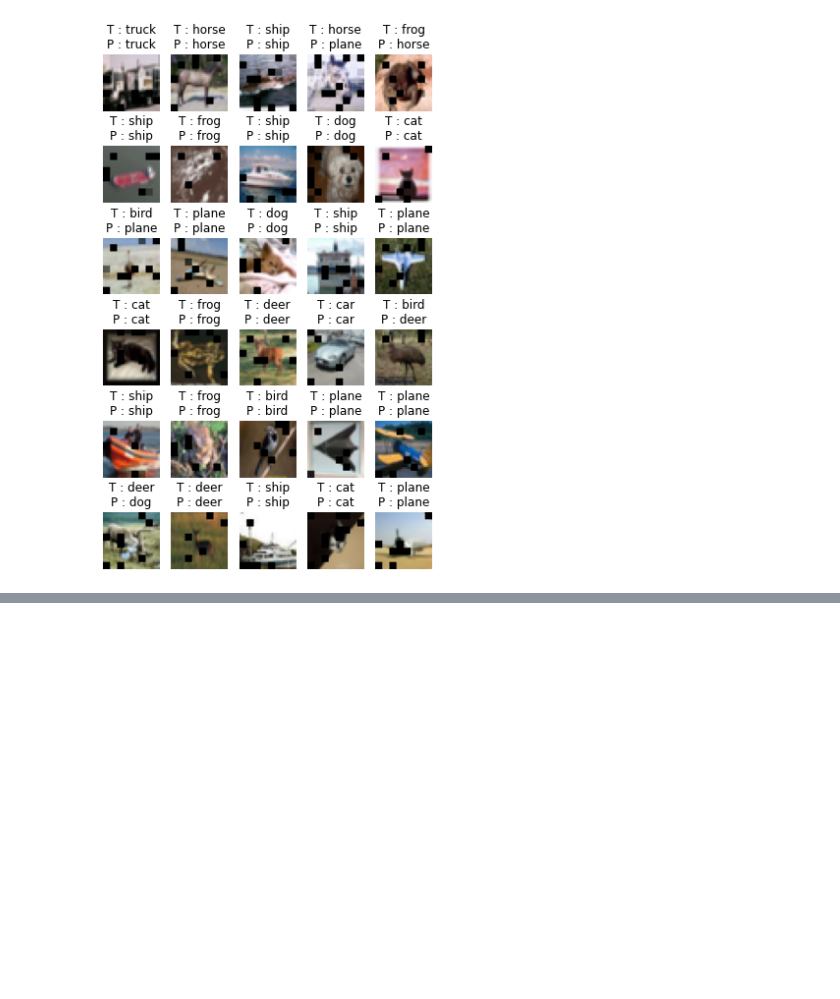
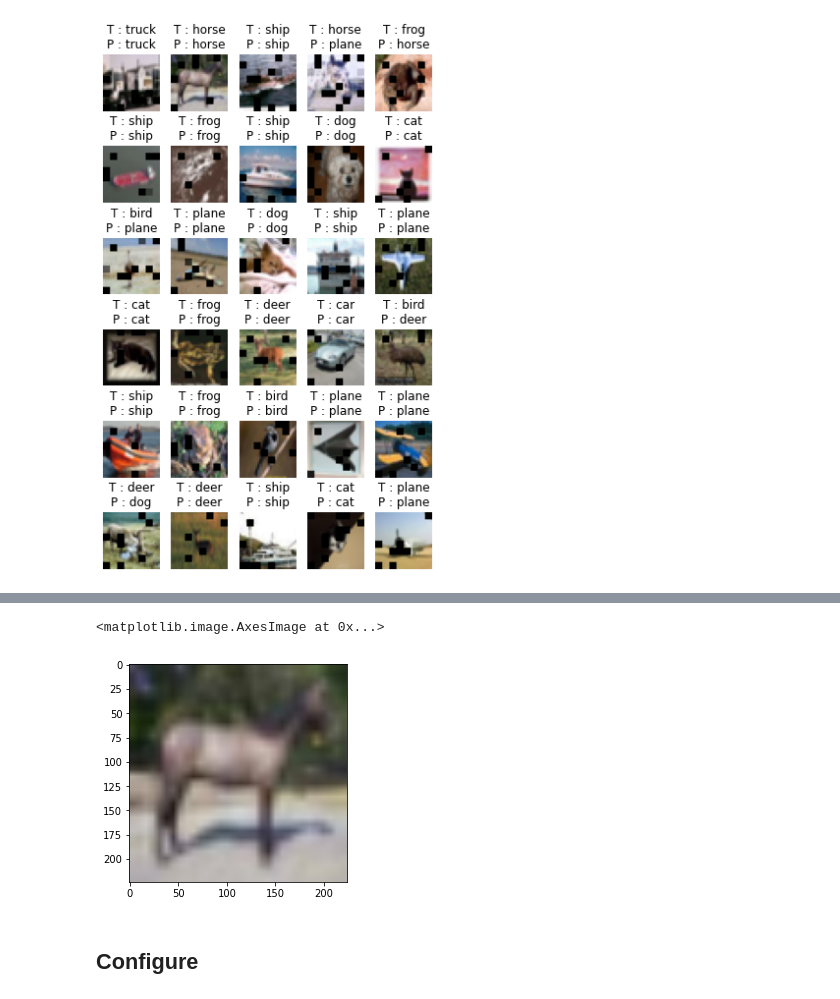
Before and after one commit to MINED30/MODELING, a Jupyter notebook: Vision_Transformer.ipynb, the cells around one changed output, grey strips where cells are left out. Cells and saved outputs as stored; diff of their text form; code cells hidden in the pictures; blank space fills up the shorter version.

Commit message:
add pretrained

```diff
--- a/Vision_Transformer.ipynb
+++ b/Vision_Transformer.ipynb
@@ -490,0 +501,17 @@ plotting_attention(model, images, labels, classes)
+# %%
+from transformers import ViTFeatureExtractor, ViTModel
+from PIL import Image
+import requests
+
+feature_extractor = ViTFeatureExtractor.from_pretrained('google/vit-large-patch32-224-in21k')
+model_p = ViTModel.from_pretrained('google/vit-large-patch32-224-in21k')
+# %%
+inputs = feature_extractor(images=images[1].to('cpu'), return_tensors="pt")
+plotting = inputs.pixel_values.permute(0,2,3,1)[0]
+plotting = plotting/2+0.5
+plt.imshow(plotting)
+# %% [output]
+<matplotlib.image.AxesImage at 0x...>
+[figure, added]
+# %% [markdown]
+## Configure
```
Also changed, not shown: parts of 8 cells of this notebook.
